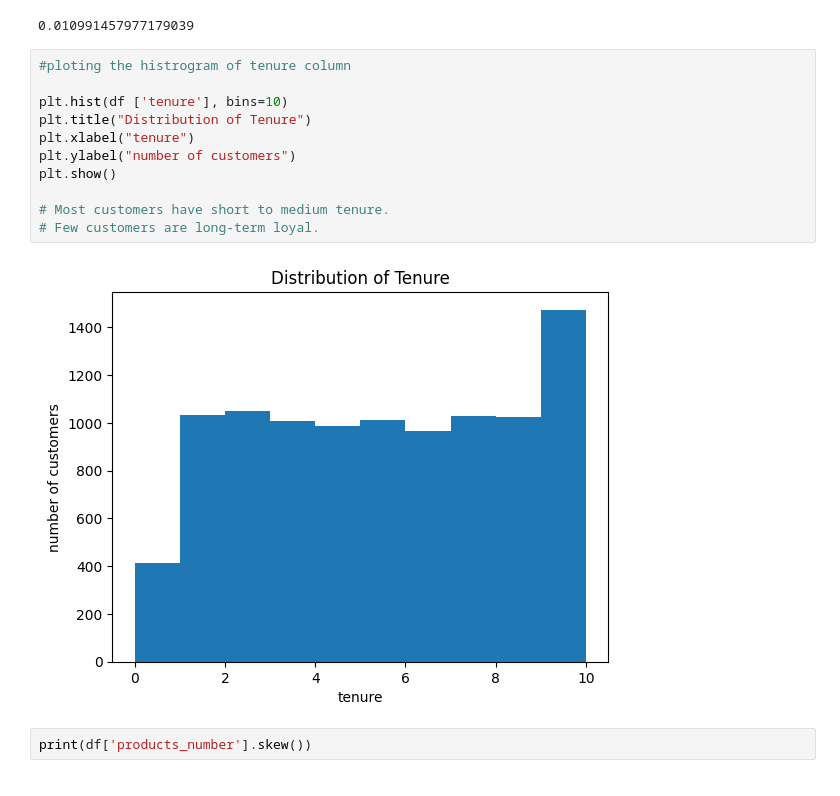
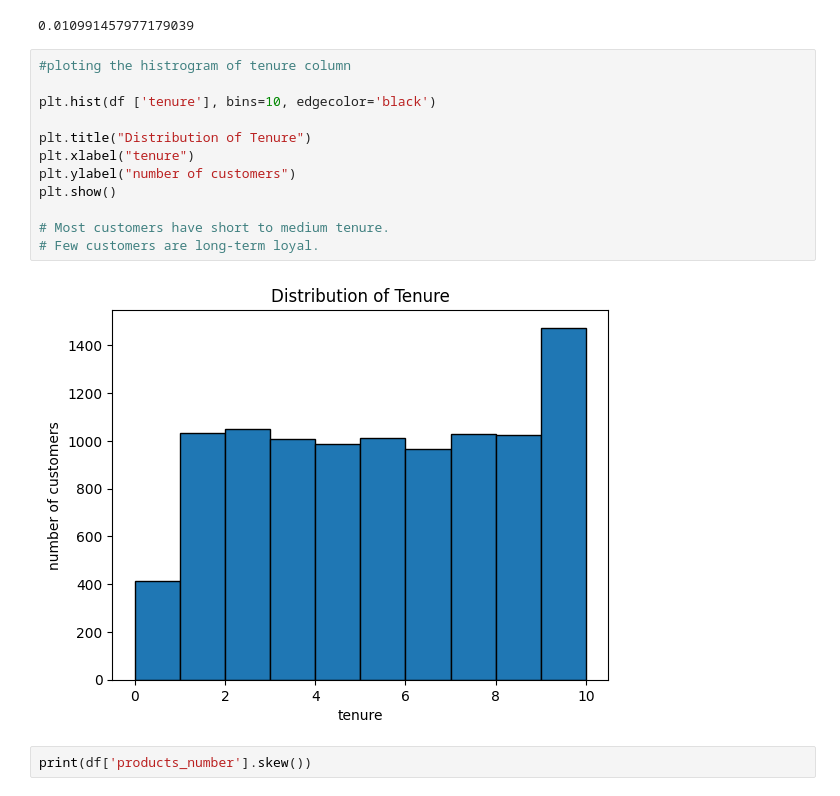
Before and after one commit to yasminsheikh3125/Team1_banking, a Jupyter notebook: notebooks/EDA.ipynb, the cells around one changed output. Cells and saved outputs as stored; diff of their text form.

```diff
--- a/notebooks/EDA.ipynb
+++ b/notebooks/EDA.ipynb
@@ -122,16 +126,17 @@ print(df['tenure'].skew())
 # %%
 #ploting the histrogram of tenure column
 
-plt.hist(df ['tenure'], bins=10)
+plt.hist(df ['tenure'], bins=10, edgecolor='black')
+
 plt.title("Distribution of Tenure")
 plt.xlabel("tenure")
 plt.ylabel("number of customers")
 plt.show()
 
 # Most customers have short to medium tenure.
 # Few customers are long-term loyal.
 # %% [output]
-[figure, old version]
+[figure, new version]
 # %%
 print(df['products_number'].skew())
 # %% [output]
```
Also changed, not shown: parts of 5 cells of this notebook.
